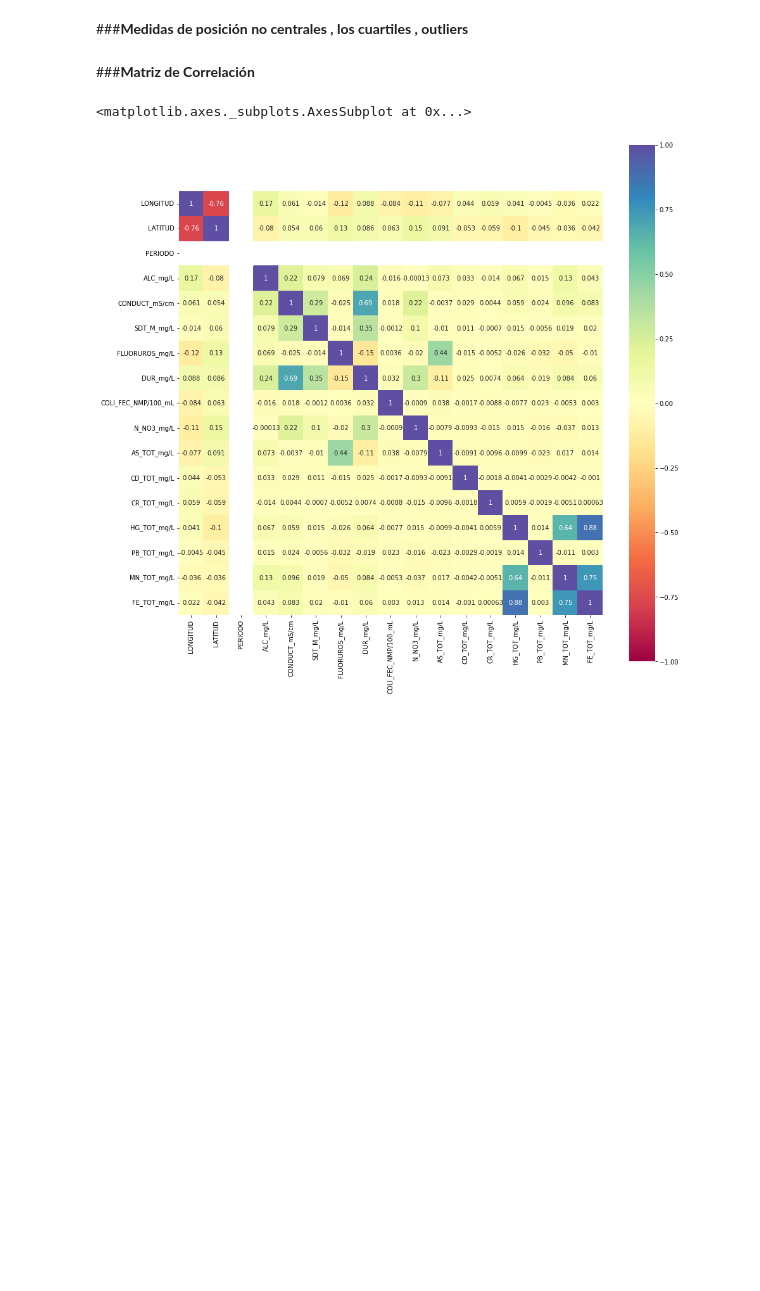
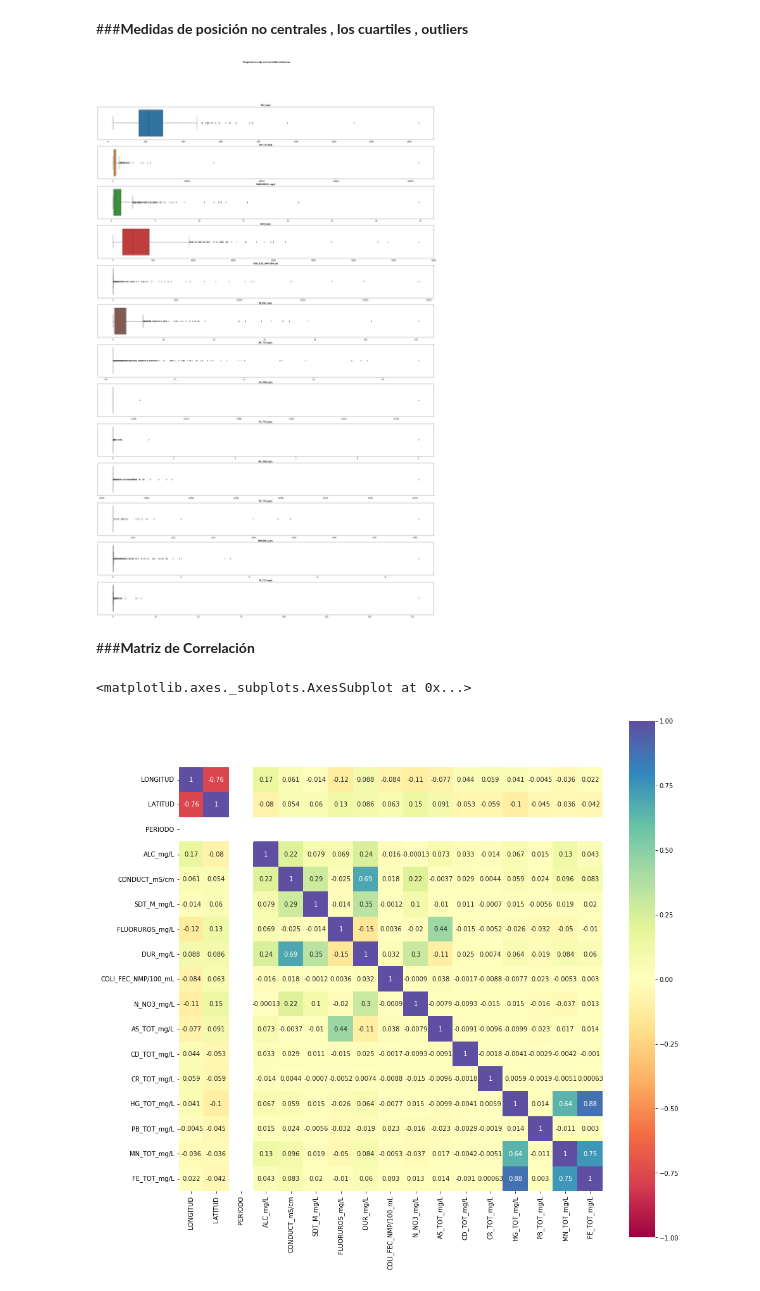
Before and after one commit to PosgradoMNA/actividades-del-projecto-equipo-5, a Jupyter notebook: Entrega1_Reto_Equipo5.ipynb, the cells around one changed output. Cells and saved outputs as stored; diff of their text form; code cells hidden in the pictures; blank space fills up the shorter version.

```diff
--- a/Entrega1_Reto_Equipo5.ipynb
+++ b/Entrega1_Reto_Equipo5.ipynb
@@ -321,4 +387,25 @@ describe(), mean(), plot, boxplot de pandas
 # %% [markdown]
 ###**Medidas de posición no centrales , los cuartiles , outliers**
+# %%
+# Gráfico de caja y bigotes para cada variable numérica
+fig, axes = plt.subplots(nrows=13, ncols=1, figsize=(30, 50))
+axes = axes.flat
+
+for i, colum in enumerate(col_numericas):
+    sns.boxplot(
+        data    = df_subterraneas,
+        x       = colum,
+        color   = (list(plt.rcParams['axes.prop_cycle'])*2)[i]["color"],
+        ax      = axes[i]
+    )
+    axes[i].set_title(colum, fontsize = 12, fontweight = "bold")
+    axes[i].tick_params(labelsize = 12)
+    axes[i].set_xlabel("")
+
+fig.tight_layout()
+plt.subplots_adjust(top = 0.9)
+fig.suptitle('Diagrama de caja para variables numéricas', fontsize = 12, fontweight = "bold");
+# %% [output]
+[figure, added]
 # %% [markdown]
 ###**Matriz de Correlación**
```
Also changed, not shown: parts of 16 cells of this notebook.
